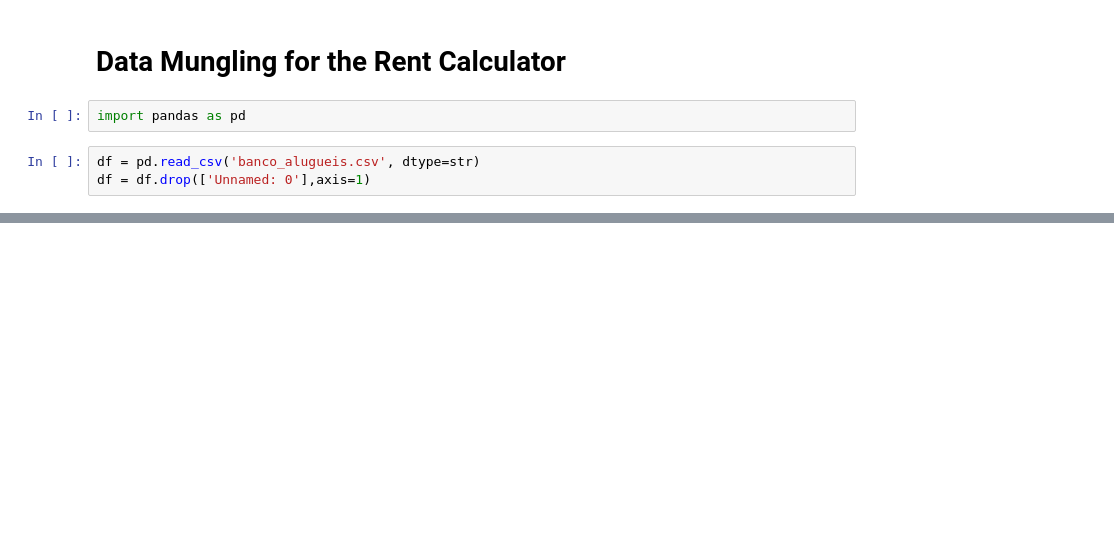
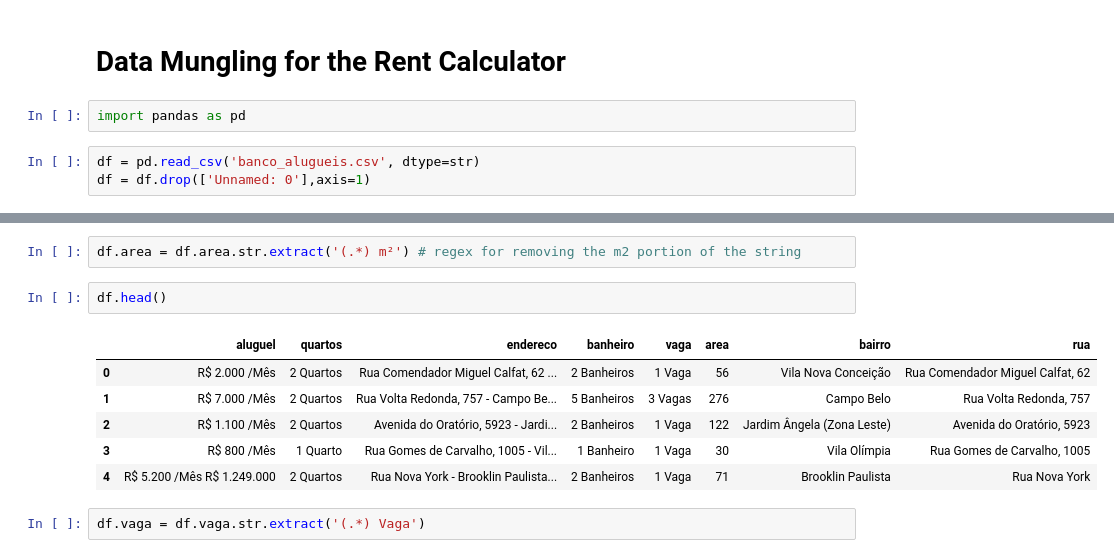
Before and after one commit to cpoles/data_science, a Jupyter notebook: awari/rent_calculator/rent_calc_data_mun.ipynb, the cells around one changed output, grey strips where cells are left out. Cells and saved outputs as stored; diff of their text form; blank space fills up the shorter version.

```diff
--- a/awari/rent_calculator/rent_calc_data_mun.ipynb
+++ b/awari/rent_calculator/rent_calc_data_mun.ipynb
@@ -23,0 +58,13 @@ df
+# %%
+df.area = df.area.str.extract('(.*) m²') # regex for removing the m2 portion of the string
+# %%
+df.head()
+# %% [output]
+|  | aluguel | quartos | endereco | banheiro | vaga | area | bairro | rua |
+| 0 | R$ 2.000 /Mês | 2 Quartos | Rua Comendador Miguel Calfat, 62 ... | 2 Banheiros | 1 Vaga | 56 | Vila Nova Conceição | Rua Comendador Miguel Calfat, 62 |
+| 1 | R$ 7.000 /Mês | 2 Quartos | Rua Volta Redonda, 757 - Campo Be... | 5 Banheiros | 3 Vagas | 276 | Campo Belo | Rua Volta Redonda, 757 |
+| 2 | R$ 1.100 /Mês | 2 Quartos | Avenida do Oratório, 5923 - Jardi... | 2 Banheiros | 1 Vaga | 122 | Jardim Ângela (Zona Leste) | Avenida do Oratório, 5923 |
+| 3 | R$ 800 /Mês | 1 Quarto | Rua Gomes de Carvalho, 1005 - Vil... | 1 Banheiro | 1 Vaga | 30 | Vila Olímpia | Rua Gomes de Carvalho, 1005 |
+| 4 | R$ 5.200 /Mês R$ 1.249.000 | 2 Quartos | Rua Nova York - Brooklin Paulista... | 2 Banheiros | 1 Vaga | 71 | Brooklin Paulista | Rua Nova York |
+# %%
+df.vaga = df.vaga.str.extract('(.*) Vaga')
```
Also changed, not shown: parts of 16 cells of this notebook.
